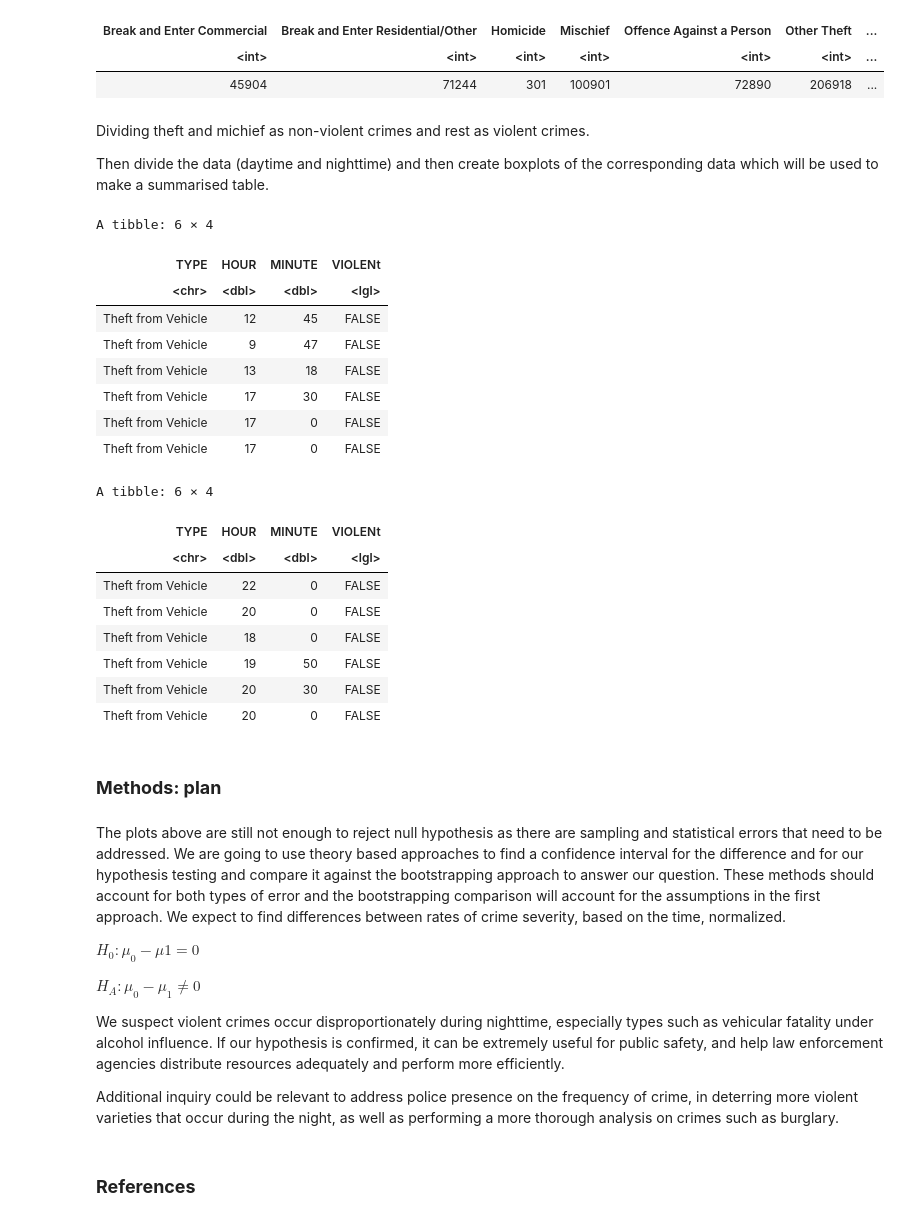
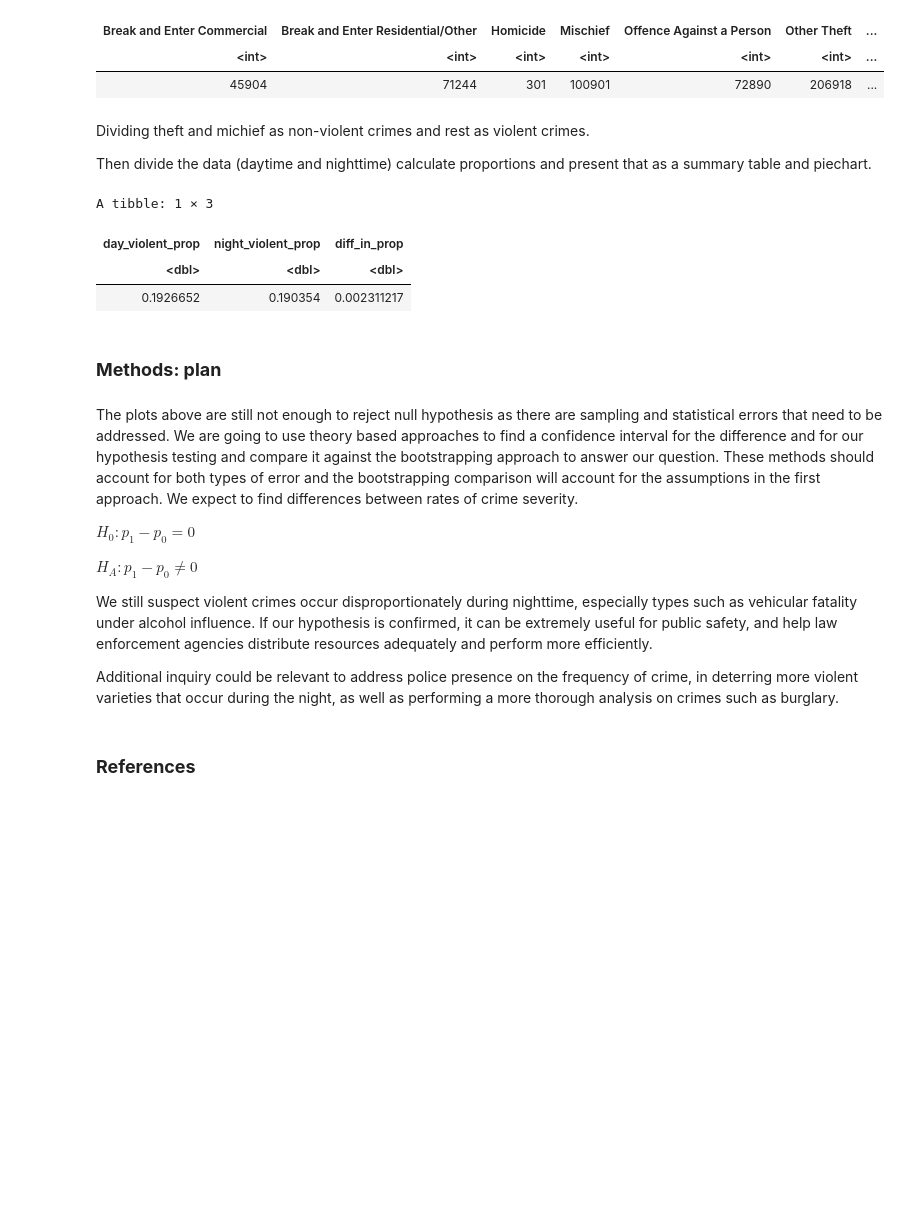
Before and after one commit to PUSH-YA/Statistical-inference-on-vancouver-crime-data, a Jupyter notebook: Project proposal.ipynb, the cells around one changed output. Cells and saved outputs as stored; diff of their text form; code cells hidden in the pictures; blank space fills up the shorter version.

Commit message:
added the summary table

```diff
--- a/Project proposal.ipynb
+++ b/Project proposal.ipynb
@@ -58,7 +58,7 @@ pop_plot <- vancouver_crime_raw_data %>%
 
 #Cleaning the data
 vancouver_clean_data <- vancouver_crime_raw_data %>%
-                            filter(!(HOUR == 0 & MINUTE == 0)) %>%
+                            filter(!(HOUR == 0 & MINUTE == 0) & YEAR > 2002) %>%
                             select(TYPE, HOUR, MINUTE)
 
 pop_plot_clean <- vancouver_clean_data %>%
@@ -110,52 +110,41 @@ A tibble: 1 × 11
 # %% [markdown]
 Dividing theft and michief as non-violent crimes and rest as violent crimes.
 
-Then divide the data (daytime and nighttime) and then create boxplots of the corresponding data which will be used to make a summarised table.
+Then divide the data (daytime and nighttime) calculate proportions and present that as a summary table and piechart.
 # %%
 #dividing the types of crime data
 vancouver_clean_data <- vancouver_clean_data %>% mutate(violent = TYPE %in% c("Break and Enter Commercial", "Break and Enter Residential/Other", "Homicide",
                                                                            "Offence Against a Person", "Vehicle Collision or Pedestrian Struck (with Fatality)",
                                                                            "Vehicle Collision or Pedestrian Struck (with Injury)"))
 
 
 #dividing it into daytime and nighttime data
 daytime_data <- vancouver_clean_data %>% filter(HOUR >= 6 & HOUR < 18)
 nighttime_data <- vancouver_clean_data %>% filter(HOUR < 6 | HOUR >= 18)
 
-
-#the histogram distribution
-daytime_plot
-nighttime_
+#creating a summary table
+daytime_prop <- daytime_data %>% summarise(prop = mean(violent))
+nighttime_prop <- nighttime_data %>% summarise(prop = mean(violent))
+summary_table <- tibble( day_violent_prop = daytime_prop$prop[1],
+                       night_violent_prop = nighttime_prop$prop[1],
+                       diff_in_prop = daytime_prop$prop[1] - nighttime_prop$prop[1])
+summary_table
 # %% [output]
-A tibble: 6 × 4
+A tibble: 1 × 3
-| TYPE | HOUR | MINUTE | VIOLENt |
-| <chr> | <dbl> | <dbl> | <lgl> |
-| Theft from Vehicle | 12 | 45 | FALSE |
-| Theft from Vehicle | 9 | 47 | FALSE |
-| Theft from Vehicle | 13 | 18 | FALSE |
-| Theft from Vehicle | 17 | 30 | FALSE |
-| Theft from Vehicle | 17 | 0 | FALSE |
-| Theft from Vehicle | 17 | 0 | FALSE |
+| day_violent_prop | night_violent_prop | diff_in_prop |
+| <dbl> | <dbl> | <dbl> |
+| 0.1926652 | 0.190354 | 0.002311217 |
-A tibble: 6 × 4
-| TYPE | HOUR | MINUTE | VIOLENt |
-| <chr> | <dbl> | <dbl> | <lgl> |
-| Theft from Vehicle | 22 | 0 | FALSE |
-| Theft from Vehicle | 20 | 0 | FALSE |
-| Theft from Vehicle | 18 | 0 | FALSE |
-| Theft from Vehicle | 19 | 50 | FALSE |
-| Theft from Vehicle | 20 | 30 | FALSE |
-| Theft from Vehicle | 20 | 0 | FALSE |
 # %% [markdown]
 ### **Methods: plan**
 # %% [markdown]
 
-The plots above are still not enough to reject null hypothesis as there are sampling and statistical errors that need to be addressed. We are going to use theory based approaches to find a confidence interval for the difference and for our hypothesis testing and compare it against the bootstrapping approach to answer our question. These methods should account for both types of error and  the bootstrapping comparison will account for the assumptions in the first approach.  We expect to find differences between rates of crime severity, based on the time, normalized.
+The plots above are still not enough to reject null hypothesis as there are sampling and statistical errors that need to be addressed. We are going to use theory based approaches to find a confidence interval for the difference and for our hypothesis testing and compare it against the bootstrapping approach to answer our question. These methods should account for both types of error and  the bootstrapping comparison will account for the assumptions in the first approach.  We expect to find differences between rates of crime severity.
 
-$H_0: \mu_0 - \mu1 = 0$
+$H_0: p_1 - p_0 = 0$
 
-$H_A: \mu_0 - \mu_1 \neq 0$
+$H_A: p_1 - p_0 \neq 0$
 
-We suspect violent crimes occur disproportionately during nighttime, especially types such as vehicular fatality under alcohol influence. If our hypothesis is confirmed, it can be extremely useful for public safety, and help law enforcement agencies distribute resources adequately and perform more efficiently.
+We still suspect violent crimes occur disproportionately during nighttime, especially types such as vehicular fatality under alcohol influence. If our hypothesis is confirmed, it can be extremely useful for public safety, and help law enforcement agencies distribute resources adequately and perform more efficiently.
 
 
 Additional inquiry could be relevant to address police presence on the frequency of crime, in deterring more violent varieties that occur during the night, as well as performing a more thorough analysis on crimes such as burglary.
```
Also changed, not shown: parts of 2 cells of this notebook.
